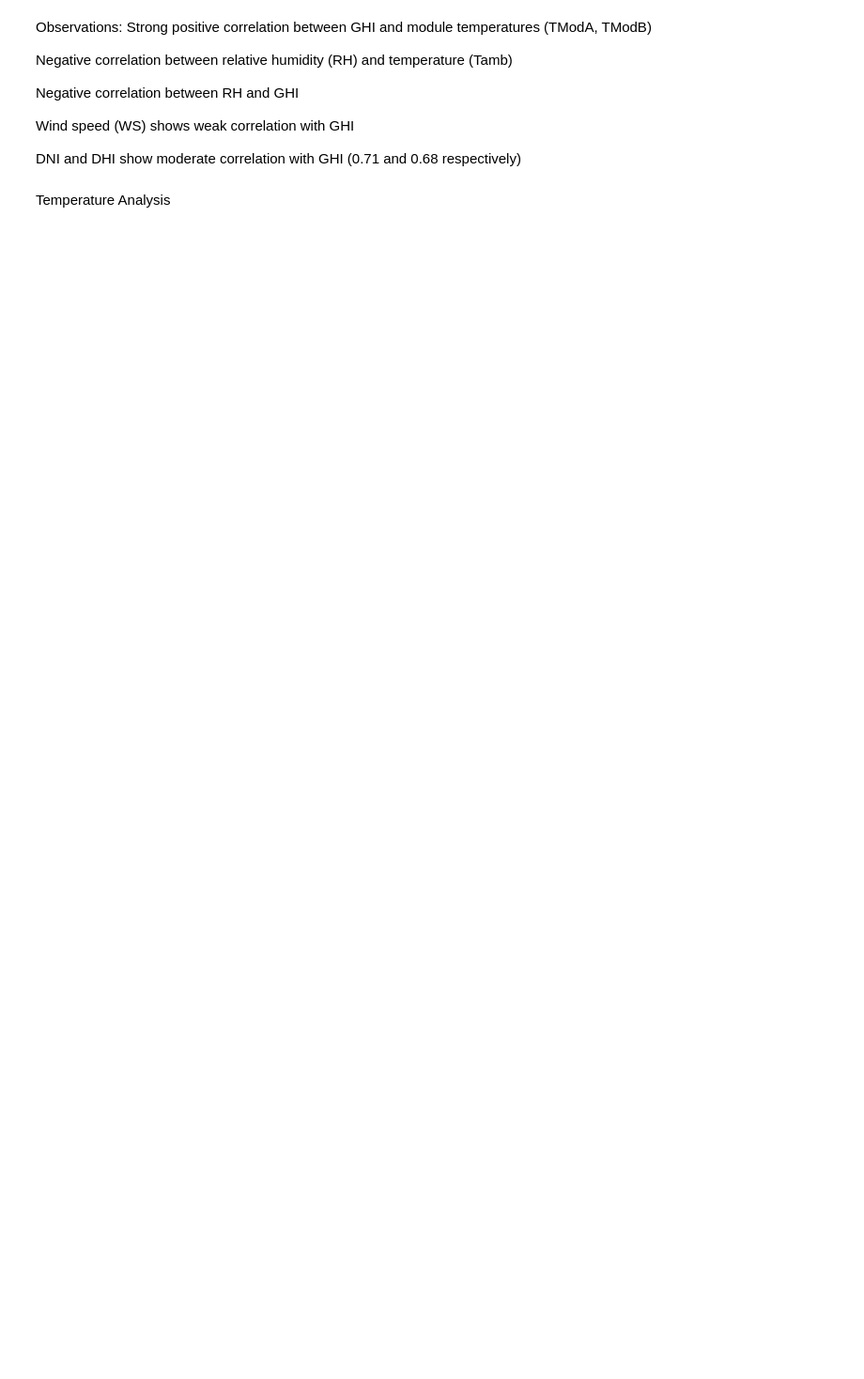
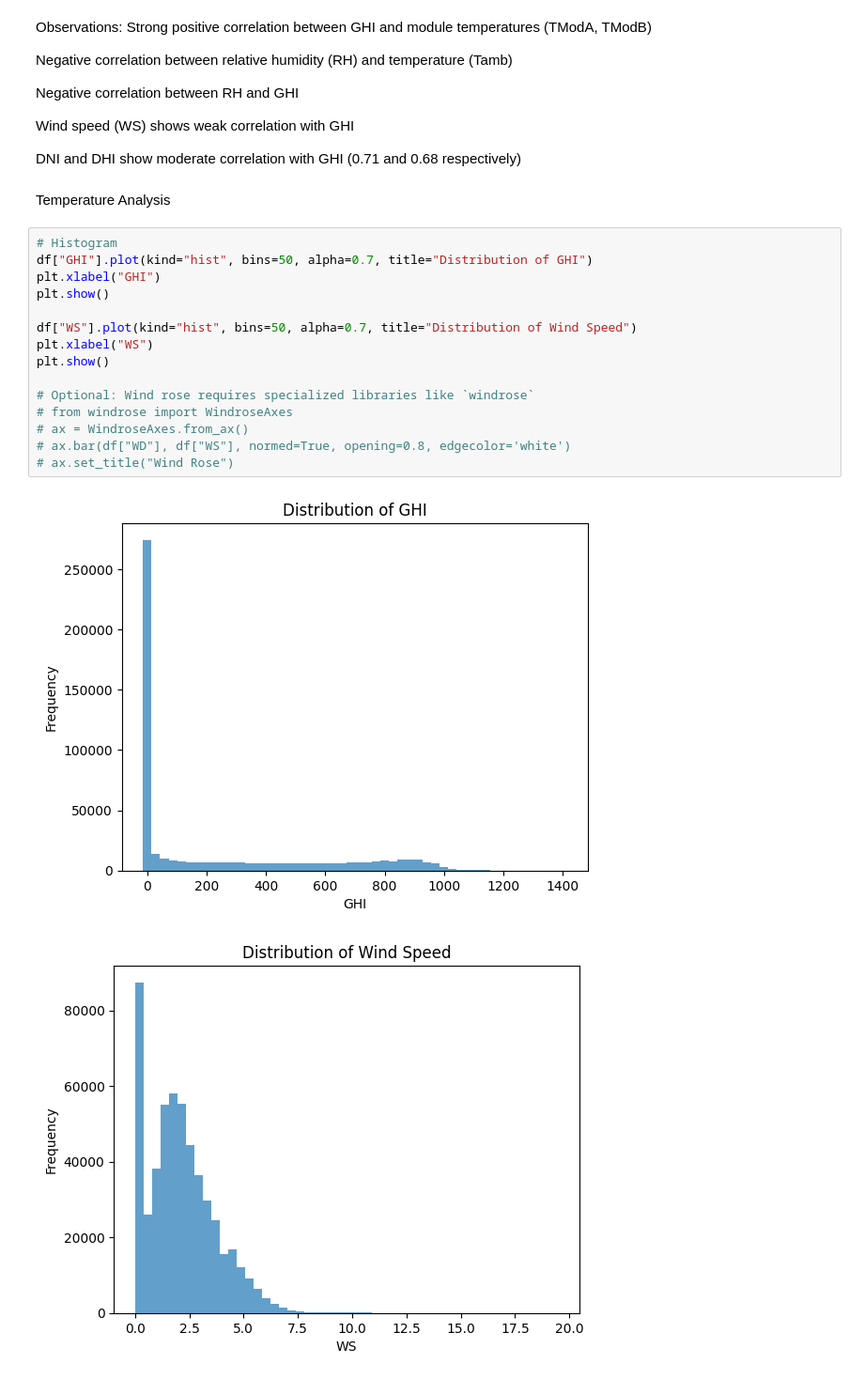
Before and after one commit to endisimie/solar-challenge-week1, a Jupyter notebook: notebooks/benin-eda.ipynb, the cells around one changed output. Shown at 94% size. Saved outputs shown, nothing was run; the diff lists cells and outputs as text; blank space fills up the shorter version.

```diff
--- a/notebooks/benin-eda.ipynb
+++ b/notebooks/benin-eda.ipynb
@@ -381,3 +381,21 @@ Wind speed (WS) shows weak correlation with GHI
 DNI and DHI show moderate correlation with GHI (0.71 and 0.68 respectively)
 # %% [markdown]
 Temperature Analysis
+# %%
+# Histogram
+df["GHI"].plot(kind="hist", bins=50, alpha=0.7, title="Distribution of GHI")
+plt.xlabel("GHI")
+plt.show()
+
+df["WS"].plot(kind="hist", bins=50, alpha=0.7, title="Distribution of Wind Speed")
+plt.xlabel("WS")
+plt.show()
+
+# Optional: Wind rose requires specialized libraries like `windrose`
+# from windrose import WindroseAxes
+# ax = WindroseAxes.from_ax()
+# ax.bar(df["WD"], df["WS"], normed=True, opening=0.8, edgecolor='white')
+# ax.set_title("Wind Rose")
+# %% [output]
+[figure, added]
+[figure, added]
```
Also changed, not shown: parts of 4 cells of this notebook.
